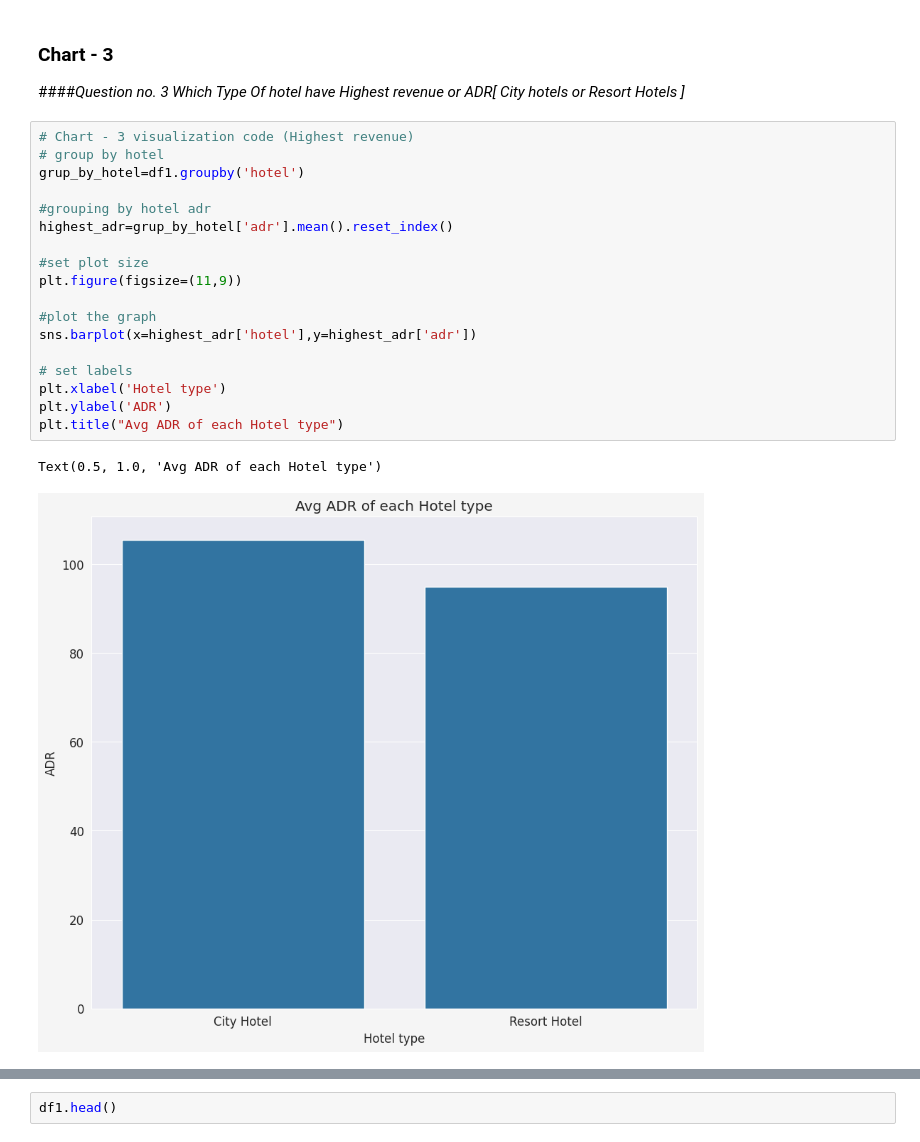
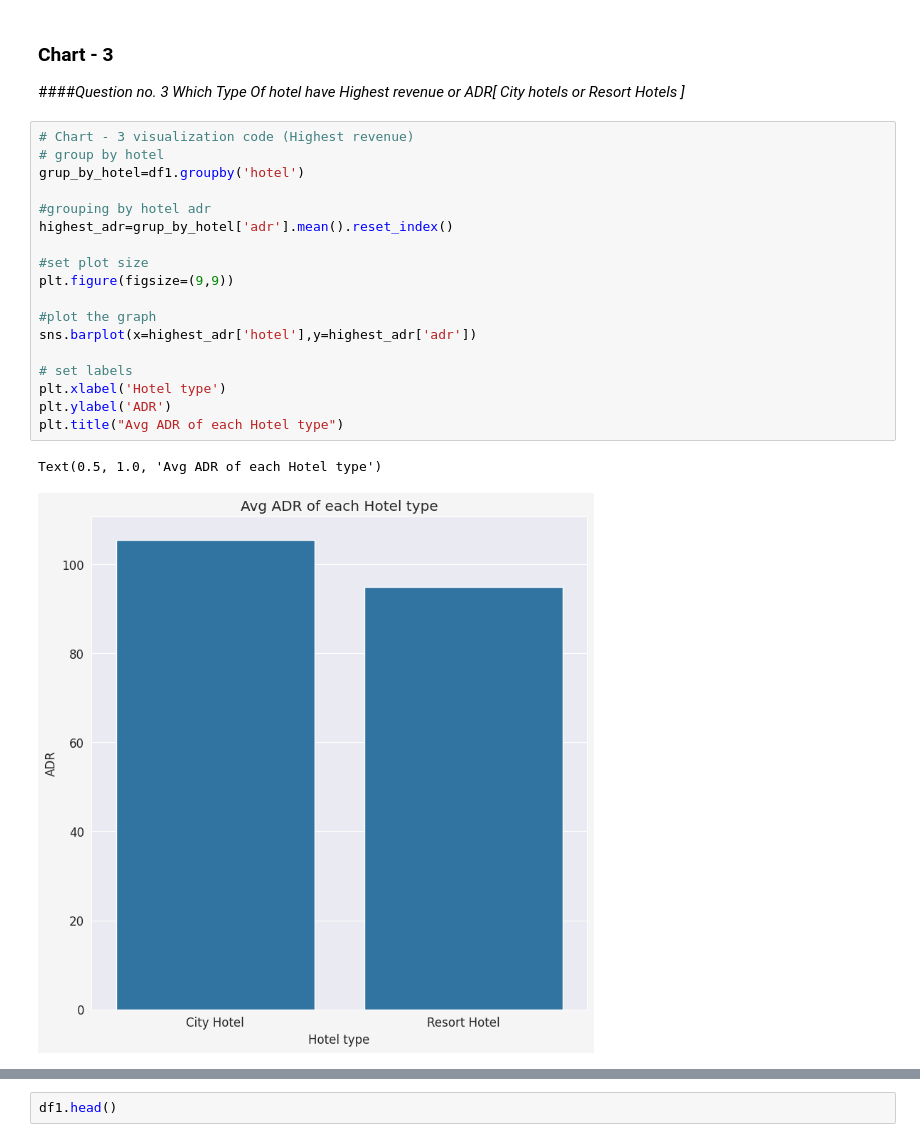
Before and after one commit to vaishnaviPatil1111/Python, a Jupyter notebook: EDA_Hotel_Booking_Project.ipynb, the cells around one changed output, grey strips where cells are left out. Drawn from its saved outputs; the diff is of its cells as text.

```diff
--- a/EDA_Hotel_Booking_Project.ipynb
+++ b/EDA_Hotel_Booking_Project.ipynb
@@ -483,21 +483,21 @@ Are there any insights that lead to negative growth? Justify with specific reaso
 # %%
 # Chart - 3 visualization code (Highest revenue)
 # group by hotel
 grup_by_hotel=df1.groupby('hotel')
 
 #grouping by hotel adr
 highest_adr=grup_by_hotel['adr'].mean().reset_index()
 
 #set plot size
-plt.figure(figsize=(11,9))
+plt.figure(figsize=(9,9))
 
 #plot the graph
 sns.barplot(x=highest_adr['hotel'],y=highest_adr['adr'])
 
 # set labels
 plt.xlabel('Hotel type')
 plt.ylabel('ADR')
 plt.title("Avg ADR of each Hotel type")
 # %% [output]
 Text(0.5, 1.0, 'Avg ADR of each Hotel type')
-[figure, old version]
+[figure, new version]
```
Also changed, not shown: parts of 5 cells of this notebook.
